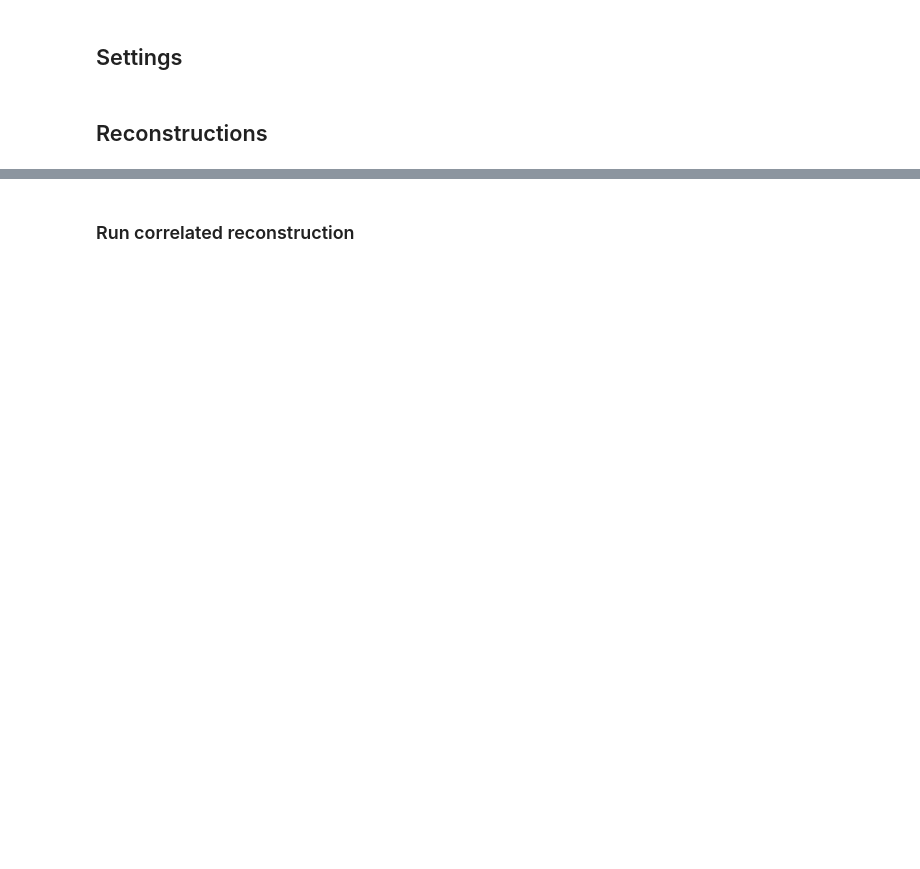
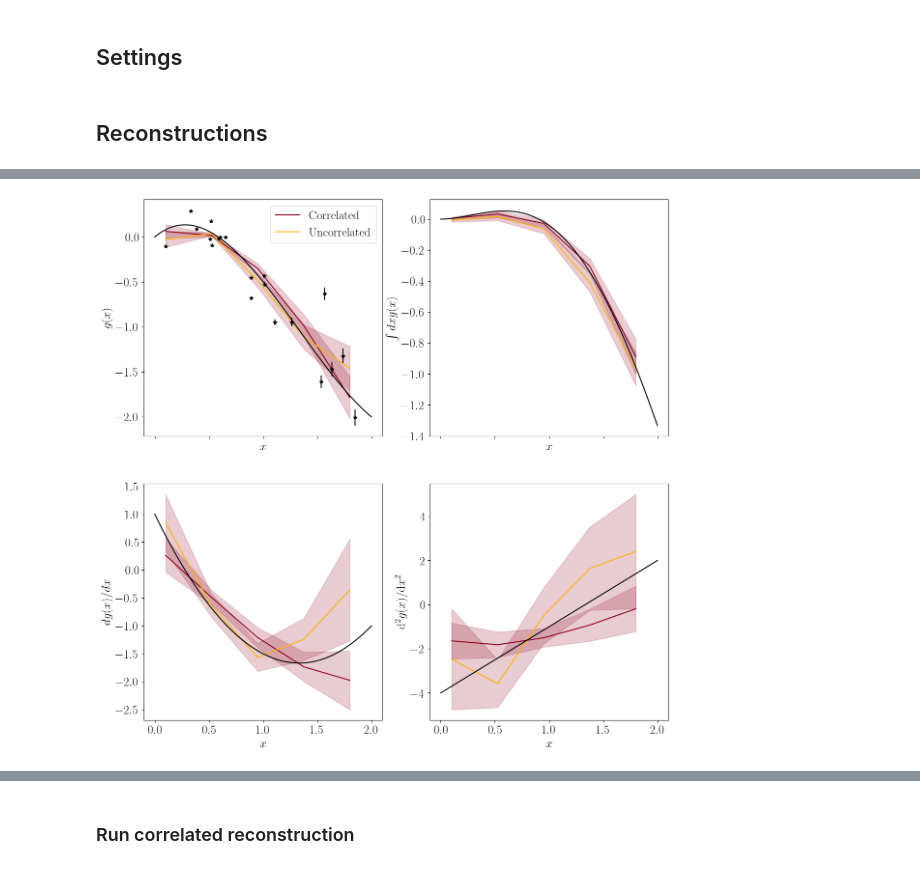
Before and after one commit to matmartinelli/CoRe, a Jupyter notebook: DEMO-derived_reconstruction.ipynb, the cells around one changed output, grey strips where cells are left out. Cells and saved outputs as stored; diff of their text form; code cells hidden in the pictures; blank space fills up the shorter version.

```diff
--- a/DEMO-derived_reconstruction.ipynb
+++ b/DEMO-derived_reconstruction.ipynb
@@ -270,36 +276,40 @@ fig,axes = plt.subplots(nrows=2,ncols=2,sharey=False,sharex=True,figsize=(14,14)
 
 for ind,deriv in enumerate(possible_derivatives):
     if ind == 0:
         i = 0
         j = 0
         label = r'$g(x)$'
     elif ind == 1:
         i = 0
         j = 1
         label = r'$\int dx g(x)$'
     elif ind == 2:
         i = 1
         j = 0
         label = r'$dg(x)/dx$'
     elif ind == 3:
         i = 1
         j = 1
         label = r'd$^2g(x)$'+'/d'+r'$x^2$'
 
     df = all_reconstructions['correlated']['means']
-    axes[i,j].fill_between(df['x'],df[deriv+'2']+df[deriv+'2_err'],df[deriv+'2']-df[deriv+'2_err'],alpha=0.2)
+    axes[i,j].fill_between(df['x'],df[deriv+'2']+df[deriv+'2_err'],df[deriv+'2']-df[deriv+'2_err'],alpha=0.2,
+                           color=all_reconstructions['correlated']['color'])
     axes[i,j].plot(df['x'],df[deriv+'2'],color=all_reconstructions['correlated']['color'],label='Correlated')
 
     df = all_reconstructions['gx']['means']
-    axes[i,j].fill_between(df['x'],df[deriv]+df[deriv+'_err'],df[deriv]-df[deriv+'_err'],alpha=0.2)
+    axes[i,j].fill_between(df['x'],df[deriv]+df[deriv+'_err'],df[deriv]-df[deriv+'_err'],alpha=0.2,
+                           color=all_reconstructions['correlated']['color'])
     axes[i,j].plot(df['x'],df[deriv],color=all_reconstructions['fx']['color'],label='Uncorrelated')
 
-    axes[i,j].plot(xplot,theory_model_func2(xplot)[deriv],color='black')
+    axes[i,j].plot(xplot,theory_model_func2[deriv](xplot),color='black')
     if deriv == 'f':
         axes[i,j].errorbar(dataset['x'],dataset[deriv+'2'],yerr=dataset[deriv+'2_err'],color='black',ls='',marker='*')
     axes[i,j].set_xlabel(r'$x$')
     axes[i,j].set_ylabel(label)
     axes[0,0].legend(loc='best')
+# %% [output]
+[figure, added]
 # %% [markdown]
 # 3) Obtain derived function
 
```
Also changed, not shown: parts of 33 cells of this notebook.
